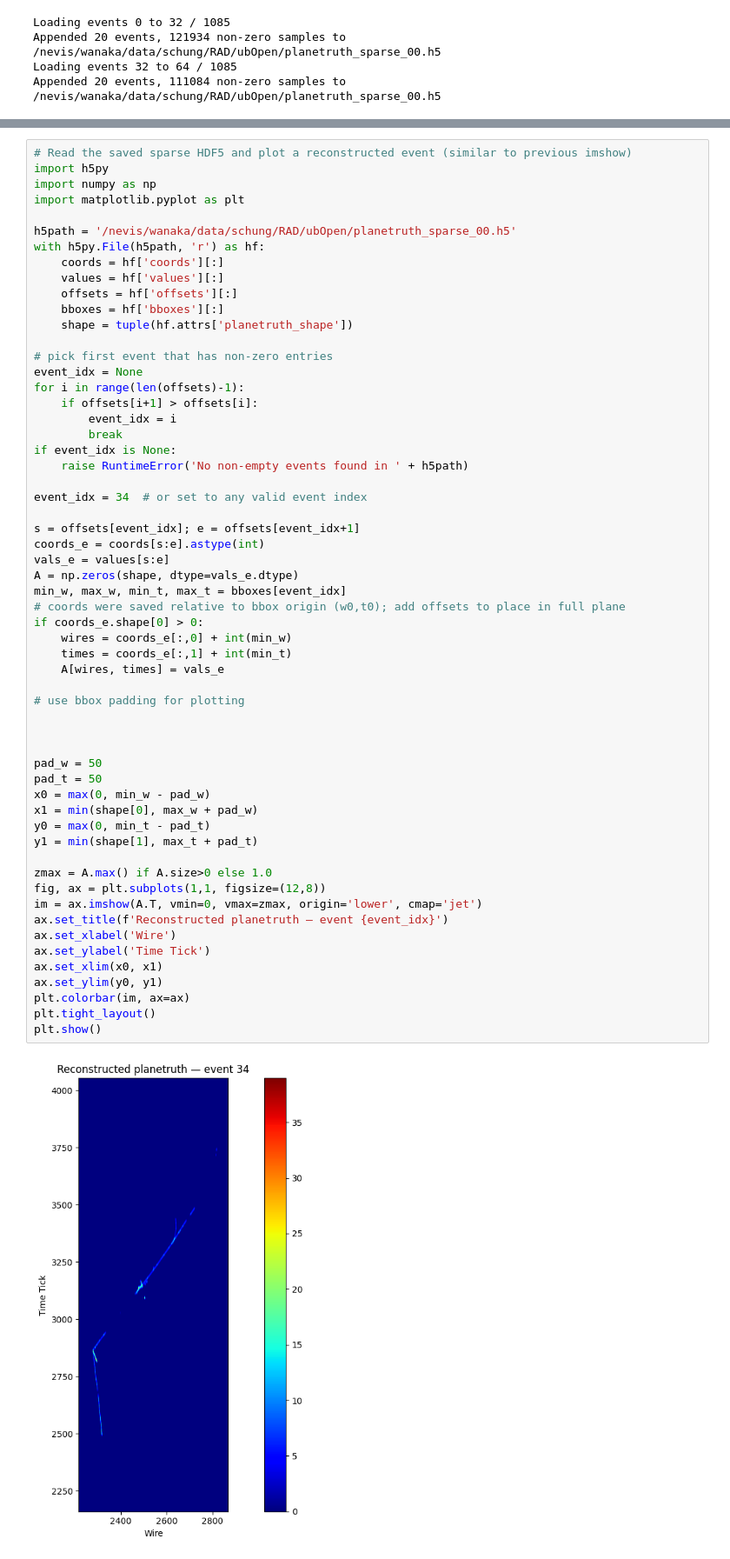
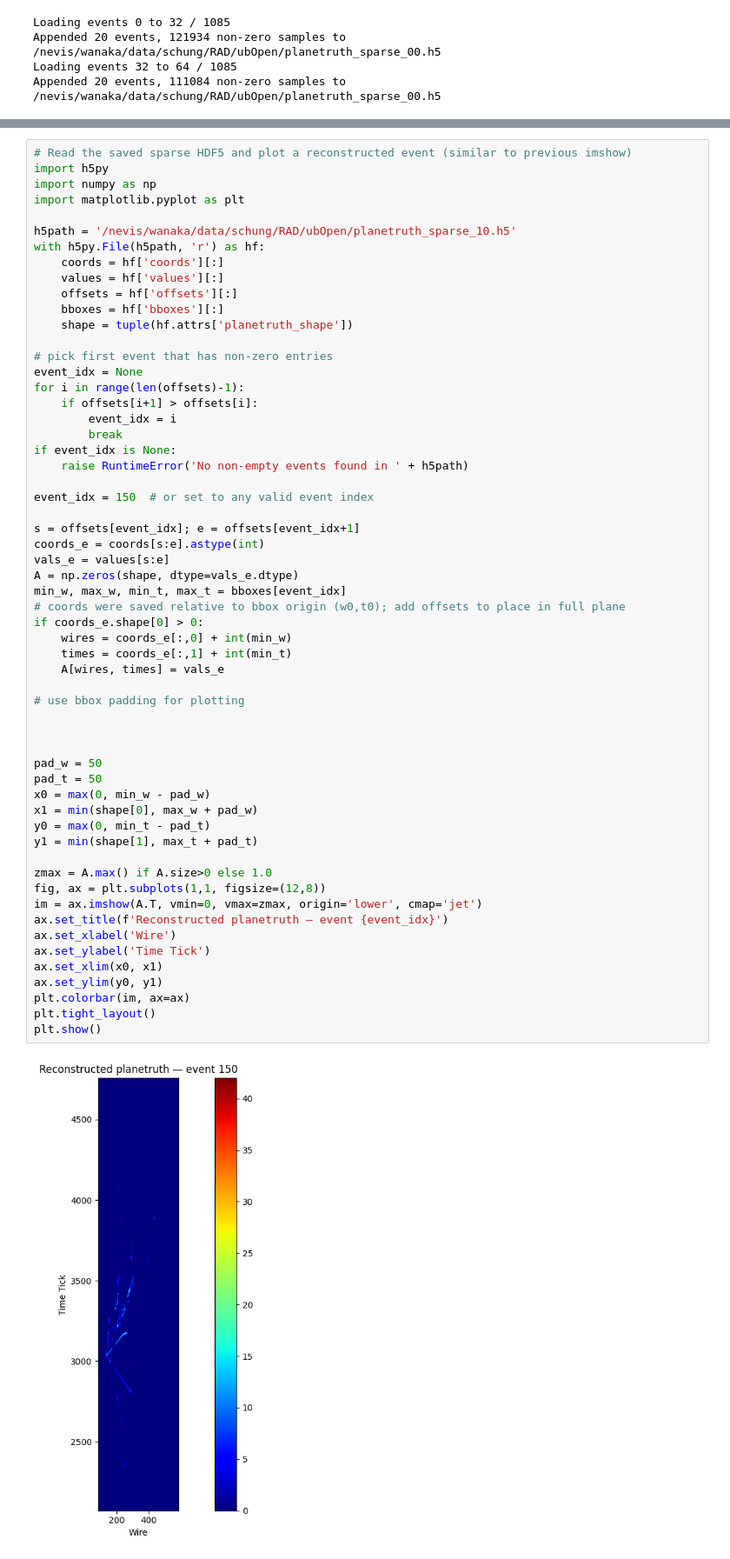
Before and after one commit to seokjuchung/OpenSamples, a Jupyter notebook: preprocess_saveFile.ipynb, the cells around one changed output, grey strips where cells are left out. Shown at 87% size. Cells and saved outputs as stored; diff of their text form.

```diff
--- a/preprocess_saveFile.ipynb
+++ b/preprocess_saveFile.ipynb
@@ -172,7 +165,7 @@ import h5py
 import numpy as np
 import matplotlib.pyplot as plt
 
-h5path = '/nevis/wanaka/data/schung/RAD/ubOpen/planetruth_sparse_00.h5'
+h5path = '/nevis/wanaka/data/schung/RAD/ubOpen/planetruth_sparse_10.h5'
 with h5py.File(h5path, 'r') as hf:
     coords = hf['coords'][:]
     values = hf['values'][:]
@@ -189,7 +182,7 @@ for i in range(len(offsets)-1):
 if event_idx is None:
     raise RuntimeError('No non-empty events found in ' + h5path)
 
-event_idx = 34  # or set to any valid event index
+event_idx = 150  # or set to any valid event index
 
 s = offsets[event_idx]; e = offsets[event_idx+1]
 coords_e = coords[s:e].astype(int)
@@ -198,31 +191,31 @@ A = np.zeros(shape, dtype=vals_e.dtype)
 min_w, max_w, min_t, max_t = bboxes[event_idx]
 # coords were saved relative to bbox origin (w0,t0); add offsets to place in full plane
 if coords_e.shape[0] > 0:
     wires = coords_e[:,0] + int(min_w)
     times = coords_e[:,1] + int(min_t)
     A[wires, times] = vals_e
 
 # use bbox padding for plotting
 
 
 
 pad_w = 50
 pad_t = 50
 x0 = max(0, min_w - pad_w)
 x1 = min(shape[0], max_w + pad_w)
 y0 = max(0, min_t - pad_t)
 y1 = min(shape[1], max_t + pad_t)
 
 zmax = A.max() if A.size>0 else 1.0
 fig, ax = plt.subplots(1,1, figsize=(12,8))
 im = ax.imshow(A.T, vmin=0, vmax=zmax, origin='lower', cmap='jet')
 ax.set_title(f'Reconstructed planetruth — event {event_idx}')
 ax.set_xlabel('Wire')
 ax.set_ylabel('Time Tick')
 ax.set_xlim(x0, x1)
 ax.set_ylim(y0, y1)
 plt.colorbar(im, ax=ax)
 plt.tight_layout()
 plt.show()
 # %% [output]
-[figure, old version]
+[figure, new version]
```
Also changed, not shown: parts of 1 cell of this notebook, 1 other file.
